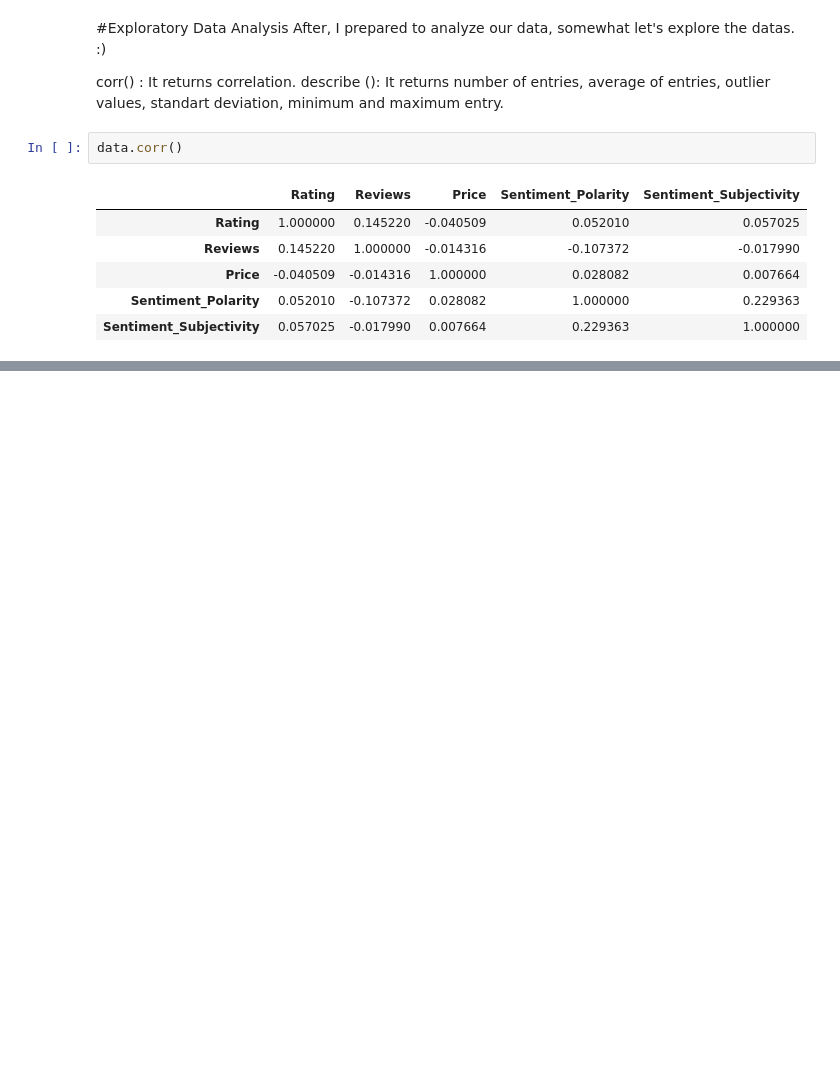
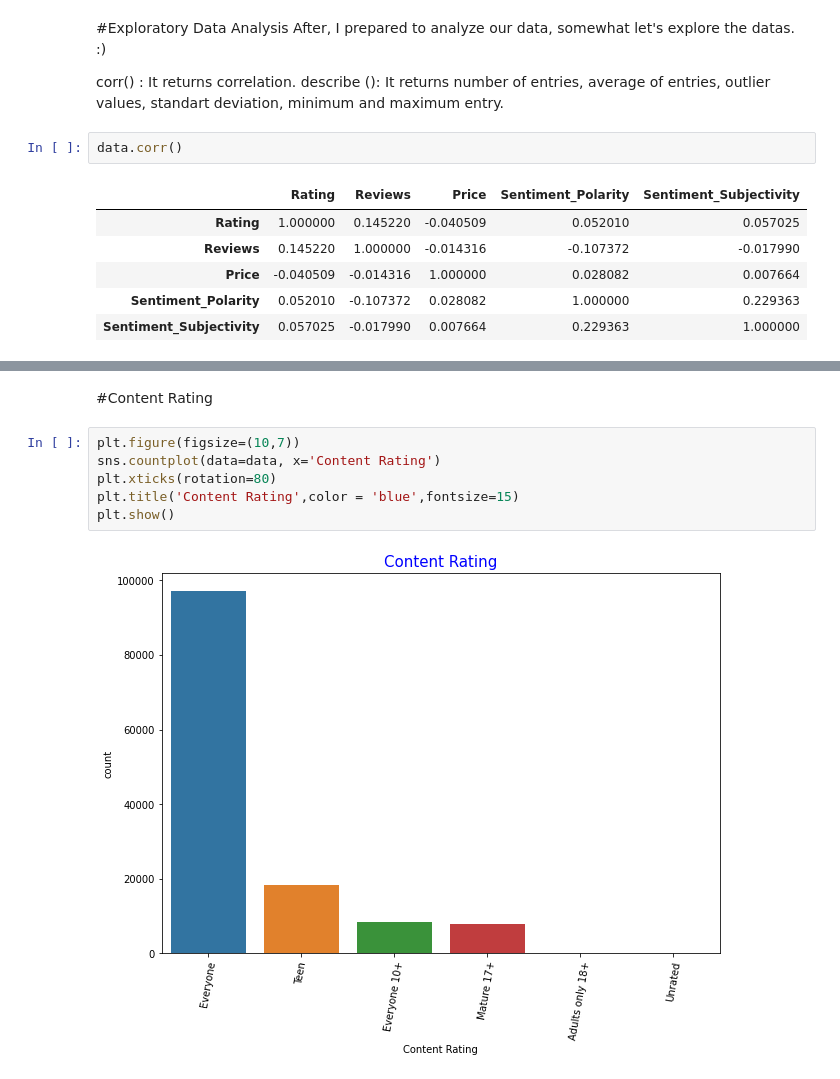
Before and after one commit to SURAJ0JAAT/GOOGLE-PLAY-STORE-ANALYSIS, a Jupyter notebook: Play_Store_App_Review_Analysis_Capstone_Project.ipynb, the cells around one changed output, grey strips where cells are left out. Drawn from its saved outputs; the diff is of its cells as text; blank space fills up the shorter version.

```diff
--- a/Play_Store_App_Review_Analysis_Capstone_Project.ipynb
+++ b/Play_Store_App_Review_Analysis_Capstone_Project.ipynb
@@ -243,0 +372,10 @@ data.corr()
+# %% [markdown]
+#Content Rating
+# %%
+plt.figure(figsize=(10,7))
+sns.countplot(data=data, x='Content Rating')
+plt.xticks(rotation=80)
+plt.title('Content Rating',color = 'blue',fontsize=15)
+plt.show()
+# %% [output]
+[figure, added]
```
Also changed, not shown: parts of 14 cells of this notebook.
